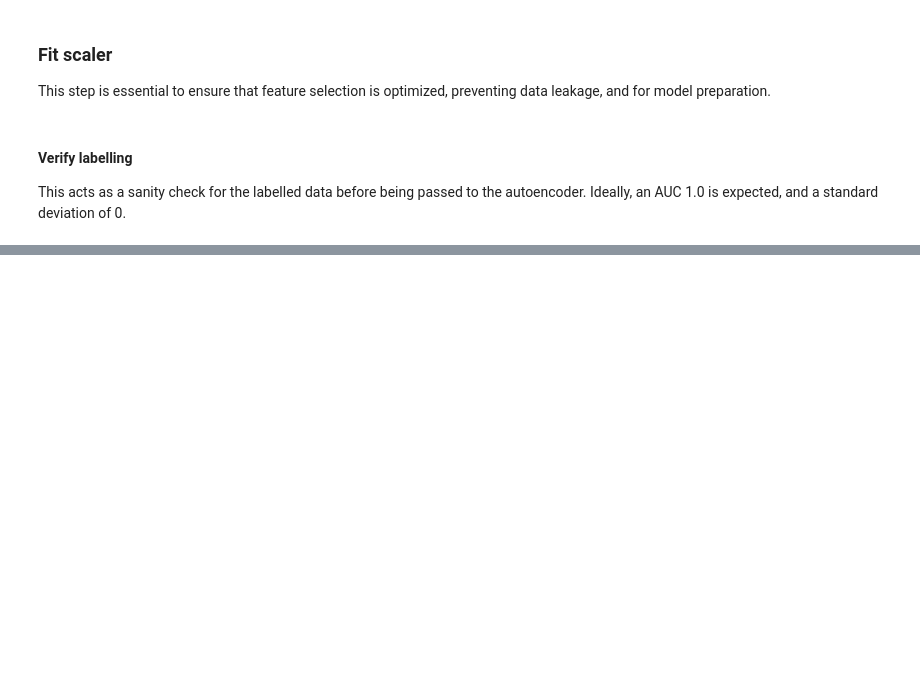
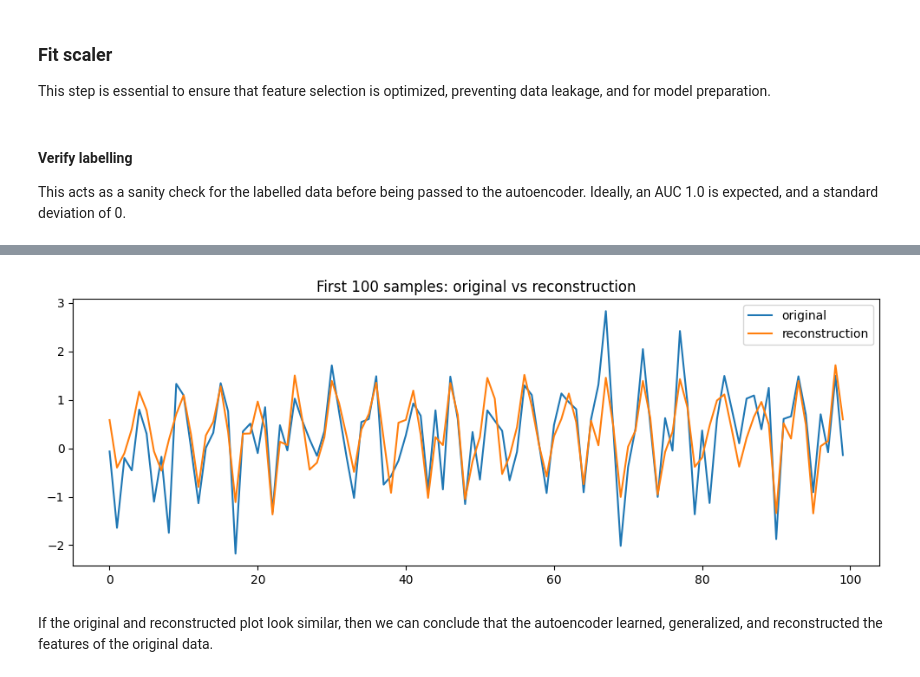
Before and after one commit to ericnmt/htd-benchmarking, a Jupyter notebook: notebooks/T800-HT-ML-Pipeline.ipynb, the cells around one changed output, grey strips where cells are left out. Cells and saved outputs as stored; diff of their text form; code cells hidden in the pictures; blank space fills up the shorter version.

```diff
--- a/notebooks/T800-HT-ML-Pipeline.ipynb
+++ b/notebooks/T800-HT-ML-Pipeline.ipynb
@@ -234,0 +318,15 @@ class AutoEncoder(nn.Module):
+# %%
+# Analyze reconstructed data
+model.eval()
+
+# Plotted at the first 100 samples of the original and reconstructed data
+plt.figure(figsize=(12,4))
+plt.plot(val_s[0][:100], label="original")
+plt.plot(recon.cpu().numpy()[0][:100], label="reconstruction")
+plt.legend()
+plt.title("First 100 samples: original vs reconstruction")
+plt.show()
+# %% [output]
+[figure, added]
+# %% [markdown]
+If the original and reconstructed plot look similar, then we can conclude that the autoencoder learned, generalized, and reconstructed the features of the original data.
```
Also changed, not shown: parts of 8 cells of this notebook.
